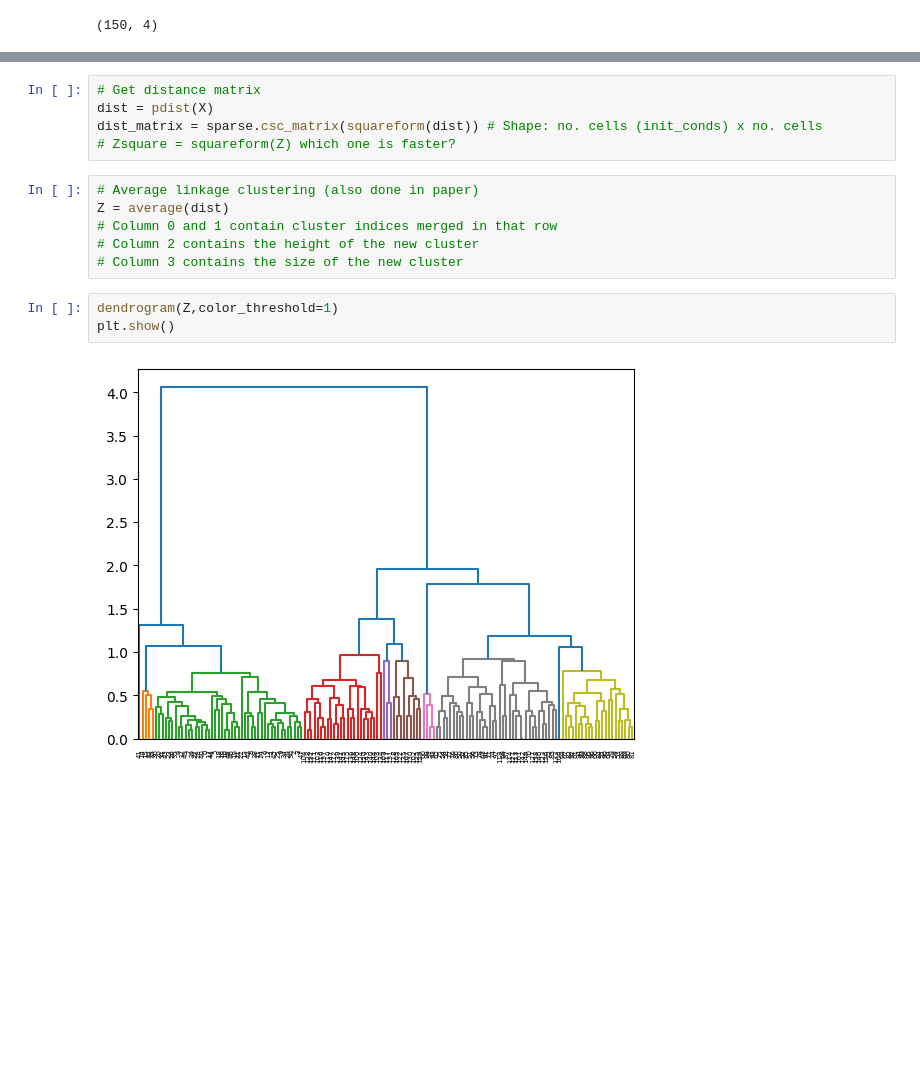
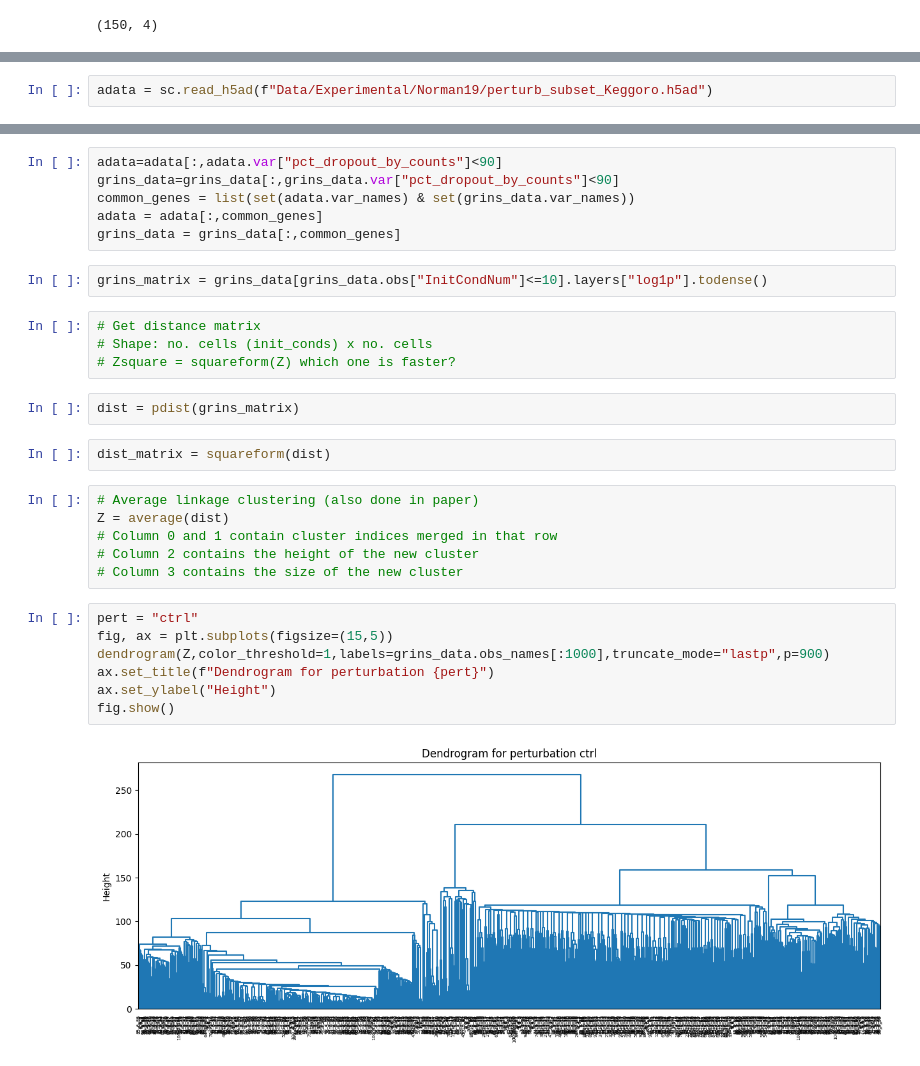
Before and after one commit to GeorgSommerer/bsc_thesis_pGRiNS, a Jupyter notebook: pgrins_cluster_explore.ipynb, the cells around one changed output, grey strips where cells are left out. Saved outputs shown, nothing was run; the diff lists cells and outputs as text; blank space fills up the shorter version.

```diff
--- a/pgrins_cluster_explore.ipynb
+++ b/pgrins_cluster_explore.ipynb
@@ -26,0 +144,2 @@ X.shape
+# %%
+adata = sc.read_h5ad(f"Data/Experimental/Norman19/perturb_subset_Keggoro.h5ad")
@@ -27,8 +148,19 @@ X.shape
+# %%
+adata=adata[:,adata.var["pct_dropout_by_counts"]<90]
+grins_data=grins_data[:,grins_data.var["pct_dropout_by_counts"]<90]
+common_genes = list(set(adata.var_names) & set(grins_data.var_names))
+adata = adata[:,common_genes]
+grins_data = grins_data[:,common_genes]
+# %%
+grins_matrix = grins_data[grins_data.obs["InitCondNum"]<=10].layers["log1p"].todense()
 # %%
 # Get distance matrix
-dist = pdist(X)
-dist_matrix = sparse.csc_matrix(squareform(dist)) # Shape: no. cells (init_conds) x no. cells
+# Shape: no. cells (init_conds) x no. cells
 # Zsquare = squareform(Z) which one is faster?
+# %%
+dist = pdist(grins_matrix)
+# %%
+dist_matrix = squareform(dist)
 # %%
 # Average linkage clustering (also done in paper)
 Z = average(dist)
@@ -36,10 +168,14 @@ Z = average(dist)
 # Column 2 contains the height of the new cluster
 # Column 3 contains the size of the new cluster
 # %%
-dendrogram(Z,color_threshold=1)
-plt.show()
+pert = "ctrl"
+fig, ax = plt.subplots(figsize=(15,5))
+dendrogram(Z,color_threshold=1,labels=grins_data.obs_names[:1000],truncate_mode="lastp",p=900)
+ax.set_title(f"Dendrogram for perturbation {pert}")
+ax.set_ylabel("Height")
+fig.show()
 # %% [output]
-[figure, old version]
+[figure, new version]
 # %%
 # Get all possible clusterings (N x N matrix)
 clusterings = np.empty((0,dist_matrix.shape[0]),int)
```
Also changed, not shown: parts of 55 cells of this notebook, 22 other files.
